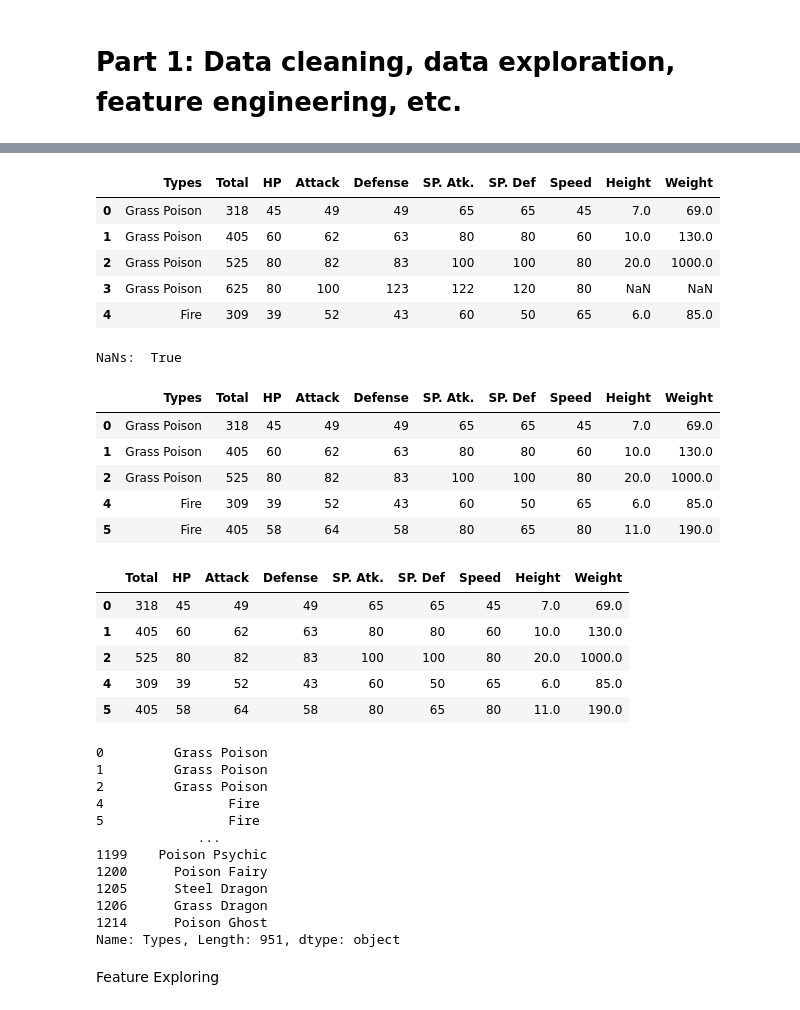
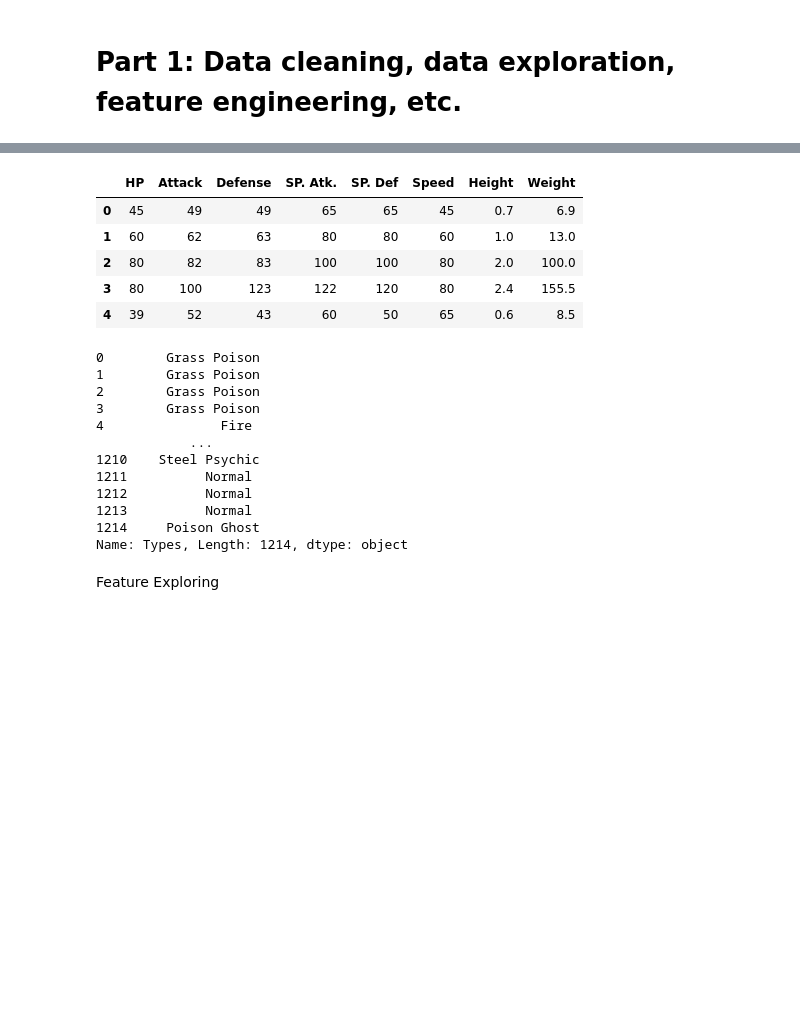
Before and after one commit to MayaLee393/Pokemon_ML, a Jupyter notebook: pokemon.ipynb, the cells around one changed output, grey strips where cells are left out. Cells and saved outputs as stored; diff of their text form; code cells hidden in the pictures; blank space fills up the shorter version.

```diff
--- a/pokemon.ipynb
+++ b/pokemon.ipynb
@@ -104,10 +130,17 @@ display(data.head())
 #         df.at[index, 'Weight'] = np.nan
 # df.to_csv("pokemon_csv_with_heightweight.csv", index=False)
 
+# Read the pre-saved height and weight data
+height_weight_data = pd.read_csv("height_weight.csv",encoding="latin1")
 
-height_weight_data = pd.read_csv("height_weight.csv")
+# Extract only the height and weight columns
 ht_wt = height_weight_data.iloc[:, -2:]
-display(ht_wt)
 
-print("NaNs: ",ht_wt.isnull().values.any())
+data['Height'] = ht_wt['Height'].dropna()
+data['Weight'] = ht_wt['Weight'].dropna()
+
+data['Height'] = data['Height'].astype(float)
+data['Weight'] = data['Weight'].astype(float)
+# Display the updated data
+display(data)
 # %% [output]
@@ -128,58 +160,39 @@ NaNs:  True
 # %%
 # Data Cleaning: Remove Image column and Index column
 
 data.drop("Image", axis=1, inplace=True) # Drop image column, not necessary for models
 data.drop("Index", axis=1, inplace=True) # Drop the Index column, inputting ordered information could mess up the model
 data.drop("Type 1", axis=1, inplace=True)
 data.drop("Type 2", axis=1, inplace=True)
 data.drop("Name", axis=1, inplace=True)
-# data.drop("Total", axis=1, inplace =True) Uncomment for later since its a total of all the other columns
-# Adding "Height" and "Weight"
-data = pd.concat([data, height_weight_data[['Height', 'Weight']]], axis=1)
-display(data.head())
-#Checking for NaNs
-print("NaNs: ",data.isnull().values.any())
+data.drop("Total", axis=1, inplace =True) # Uncomment for later since its a total of all the other columns
+
 data.dropna(inplace=True) # dropping pokemons without height and weight
-display(data.head())
-
 #Separating Labels and Features
 class_labels = data['Types']
 features = data.copy(deep=True)
 features.drop('Types', axis=1, inplace=True) #
 display(features.head())
 display(class_labels)
 # %% [output]
-|  | Types | Total | HP | Attack | Defense | SP. Atk. | SP. Def | Speed | Height | Weight |
-| 0 | Grass Poison | 318 | 45 | 49 | 49 | 65 | 65 | 45 | 7.0 | 69.0 |
-| 1 | Grass Poison | 405 | 60 | 62 | 63 | 80 | 80 | 60 | 10.0 | 130.0 |
-| 2 | Grass Poison | 525 | 80 | 82 | 83 | 100 | 100 | 80 | 20.0 | 1000.0 |
-| 3 | Grass Poison | 625 | 80 | 100 | 123 | 122 | 120 | 80 | NaN | NaN |
-| 4 | Fire | 309 | 39 | 52 | 43 | 60 | 50 | 65 | 6.0 | 85.0 |
+|  | HP | Attack | Defense | SP. Atk. | SP. Def | Speed | Height | Weight |
+| 0 | 45 | 49 | 49 | 65 | 65 | 45 | 0.7 | 6.9 |
+| 1 | 60 | 62 | 63 | 80 | 80 | 60 | 1.0 | 13.0 |
+| 2 | 80 | 82 | 83 | 100 | 100 | 80 | 2.0 | 100.0 |
+| 3 | 80 | 100 | 123 | 122 | 120 | 80 | 2.4 | 155.5 |
+| 4 | 39 | 52 | 43 | 60 | 50 | 65 | 0.6 | 8.5 |
-NaNs:  True
+0        Grass Poison
+1        Grass Poison
+2        Grass Poison
+3        Grass Poison
+4               Fire
+            ...
+1210    Steel Psychic
+1211          Normal
+1212          Normal
+1213          Normal
+1214     Poison Ghost
+Name: Types, Length: 1214, dtype: object
-|  | Types | Total | HP | Attack | Defense | SP. Atk. | SP. Def | Speed | Height | Weight |
-| 0 | Grass Poison | 318 | 45 | 49 | 49 | 65 | 65 | 45 | 7.0 | 69.0 |
-| 1 | Grass Poison | 405 | 60 | 62 | 63 | 80 | 80 | 60 | 10.0 | 130.0 |
-| 2 | Grass Poison | 525 | 80 | 82 | 83 | 100 | 100 | 80 | 20.0 | 1000.0 |
-| 4 | Fire | 309 | 39 | 52 | 43 | 60 | 50 | 65 | 6.0 | 85.0 |
-| 5 | Fire | 405 | 58 | 64 | 58 | 80 | 65 | 80 | 11.0 | 190.0 |
-|  | Total | HP | Attack | Defense | SP. Atk. | SP. Def | Speed | Height | Weight |
-| 0 | 318 | 45 | 49 | 49 | 65 | 65 | 45 | 7.0 | 69.0 |
-| 1 | 405 | 60 | 62 | 63 | 80 | 80 | 60 | 10.0 | 130.0 |
-| 2 | 525 | 80 | 82 | 83 | 100 | 100 | 80 | 20.0 | 1000.0 |
-| 4 | 309 | 39 | 52 | 43 | 60 | 50 | 65 | 6.0 | 85.0 |
-| 5 | 405 | 58 | 64 | 58 | 80 | 65 | 80 | 11.0 | 190.0 |
-0         Grass Poison
-1         Grass Poison
-2         Grass Poison
-4                Fire
-5                Fire
-             ...
-1199    Poison Psychic
-1200      Poison Fairy
-1205      Steel Dragon
-1206      Grass Dragon
-1214      Poison Ghost
-Name: Types, Length: 951, dtype: object
 # %% [markdown]
 Feature Exploring
 # %%
```
Also changed, not shown: parts of 31 cells of this notebook, 1 other file.
